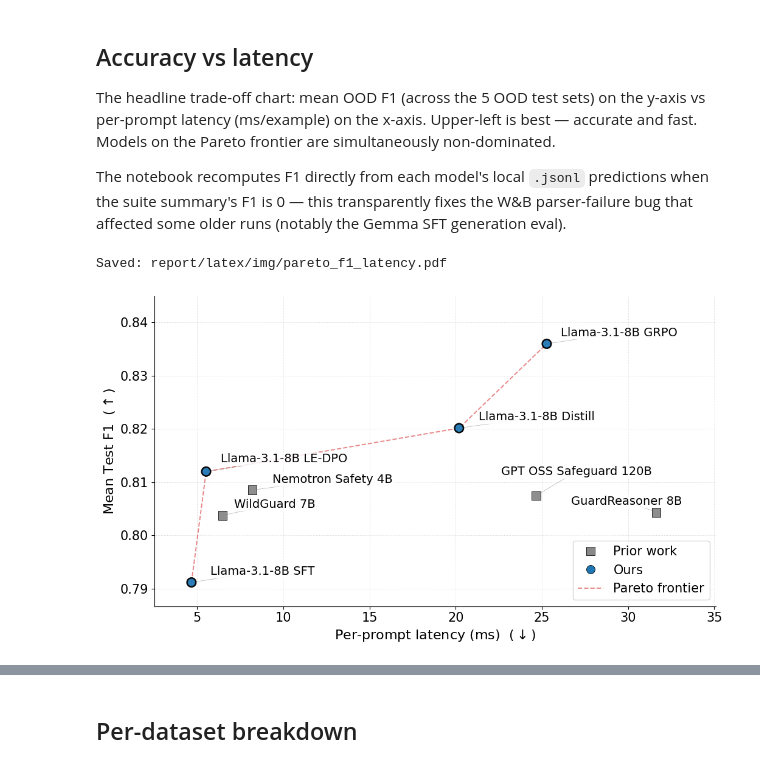
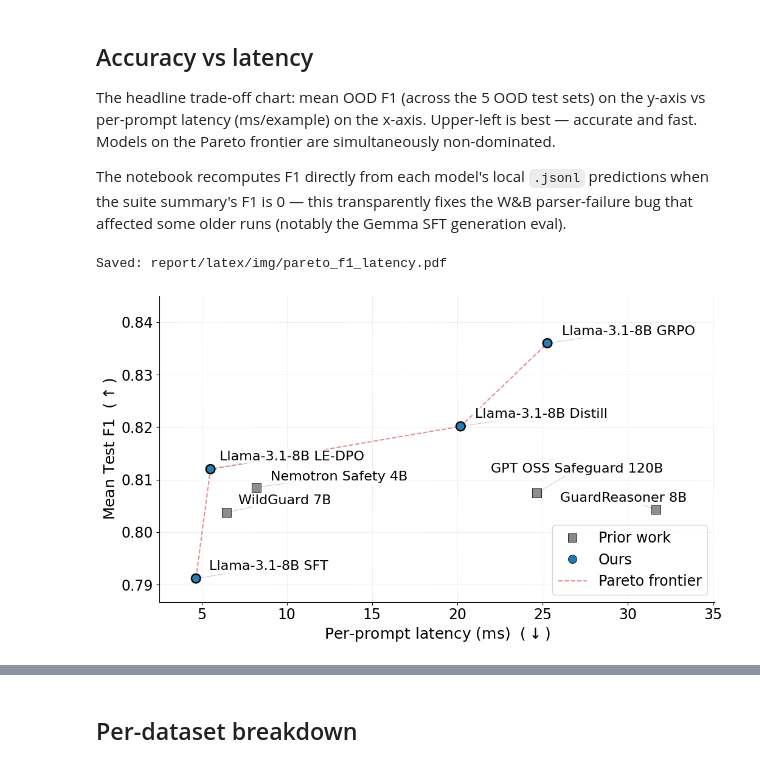
Before and after one commit to Jazhyc/aims-safety-classification, a Jupyter notebook: notebooks/baselines/eval_suite_timing.ipynb, the cells around one changed output, grey strips where cells are left out. Saved outputs shown, nothing was run; the diff lists cells and outputs as text; code cells hidden in the pictures.

```diff
--- a/notebooks/baselines/eval_suite_timing.ipynb
+++ b/notebooks/baselines/eval_suite_timing.ipynb
@@ -366,10 +366,10 @@ GROUP_STYLE = {
 
 # Font sizes — bumped so the figure remains readable when rendered at single-column
 # width in the paper. Keep them consistent across labels / ticks / legend / annotations.
-LABEL_FONTSIZE = 16
-TICK_FONTSIZE = 15
-ANNOT_FONTSIZE = 14
-LEGEND_FONTSIZE = 15
+LABEL_FONTSIZE = 18
+TICK_FONTSIZE = 17
+ANNOT_FONTSIZE = 16
+LEGEND_FONTSIZE = 17
 
 # Post-adjust label overrides (absolute axis coords). GPT OSS Safeguard 120B
 # sits in a tight cluster (Llama Distill above-left, GuardReasoner right,
@@ -484,34 +484,34 @@ plt.tight_layout()
 
 # Symmetric save bbox: pad whichever side is shorter so the axes' horizontal
 # centre sits at the centre of the saved PDF. Without this the y-axis label +
 # tick labels protrude to the left, so a LaTeX caption underneath would look
 # off-centre relative to the data area.
 fig.canvas.draw()
 renderer = fig.canvas.get_renderer()
 tight_bbox = fig.get_tightbbox(renderer)  # inches
 ax_disp = ax.get_window_extent(renderer)
 inv = fig.dpi_scale_trans.inverted()
 ax_x0_in, _ = inv.transform((ax_disp.x0, 0))
 ax_x1_in, _ = inv.transform((ax_disp.x1, 0))
 ax_cx = (ax_x0_in + ax_x1_in) / 2
 half_w = max(ax_cx - tight_bbox.x0, tight_bbox.x1 - ax_cx)
 sym_bbox = Bbox.from_extents(ax_cx - half_w, tight_bbox.y0,
                              ax_cx + half_w, tight_bbox.y1)
 
 fig_out = REPO / 'report' / 'latex' / 'img' / 'pareto_f1_latency.pdf'
 fig_out.parent.mkdir(parents=True, exist_ok=True)
 fig.savefig(fig_out, bbox_inches=sym_bbox)
 print(f'Saved: {fig_out.relative_to(REPO)}')
 
 plt.show()
 
 # Numeric companion
 scatter_df[['model', 'group', 'kind', 'mean_ood_f1', 'ms_per_example', 'tokens_per_example', 'on_frontier']]\
     .sort_values('mean_ood_f1', ascending=False)\
     .round({'mean_ood_f1': 4, 'ms_per_example': 2, 'tokens_per_example': 1})
 # %% [output]
 Saved: report/latex/img/pareto_f1_latency.pdf
-[figure, old version]
+[figure, new version]
 |  | model | group | kind | mean_ood_f1 | ms_per_example | tokens_per_example | on_frontier |
 | 6 | Llama-3.1-8B GRPO | ours | reasoning + intent (GRPO) | 0.8360 | 25.28 | 193.5 | True |
 | 7 | Llama-3.1-8B Distill | ours | reasoning + synthetic_intent | 0.8202 | 20.19 | 144.3 | True |
```
